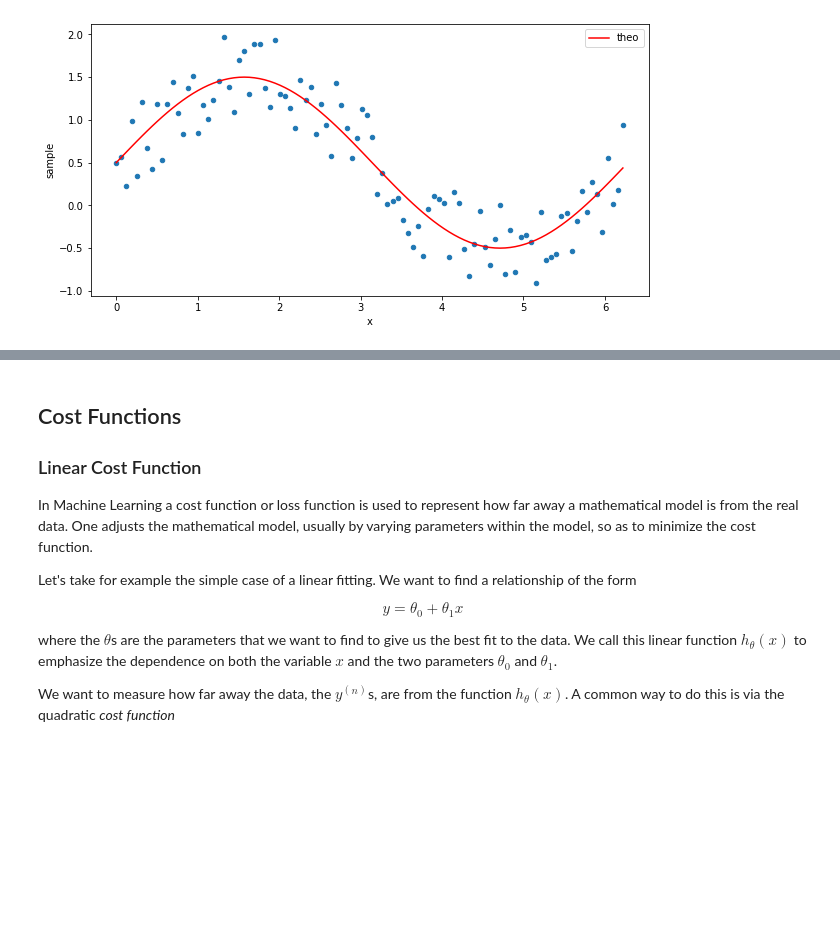
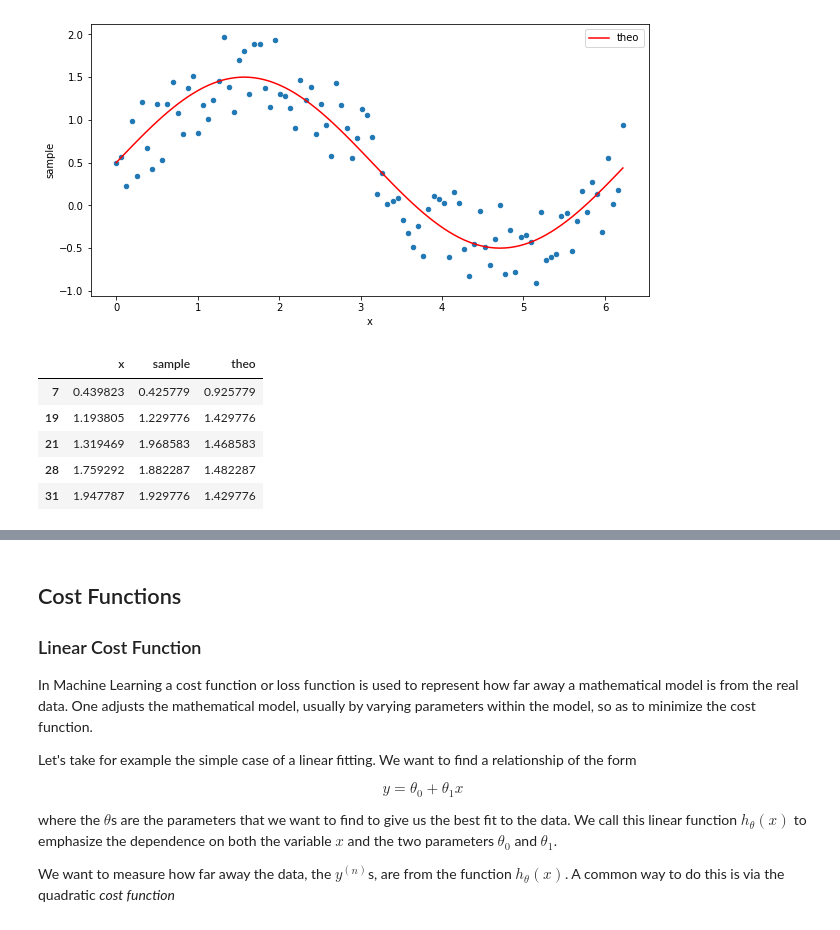
Before and after one commit to qf-workshop-2021/introduction-to-machine-learning, a Jupyter notebook: 1_notebooks/introduction-to-machine-learning.ipynb, the cells around one changed output, grey strips where cells are left out. Drawn from its saved outputs; the diff is of its cells as text; code cells hidden in the pictures; blank space fills up the shorter version.

```diff
--- a/1_notebooks/introduction-to-machine-learning.ipynb
+++ b/1_notebooks/introduction-to-machine-learning.ipynb
@@ -254,3 +264,13 @@ df.plot(x ='x', y='theo', kind = 'line', color='red', ax=ax)
 plt.show()
 # %% [output]
 [figure]
+# %%
+sample = (df.sample(20)).sort_values(by=['x'])
+sample.head()
+# %% [output]
+|  | x | sample | theo |
+| 7 | 0.439823 | 0.425779 | 0.925779 |
+| 19 | 1.193805 | 1.229776 | 1.429776 |
+| 21 | 1.319469 | 1.968583 | 1.468583 |
+| 28 | 1.759292 | 1.882287 | 1.482287 |
+| 31 | 1.947787 | 1.929776 | 1.429776 |
```
Also changed, not shown: parts of 7 cells of this notebook.
